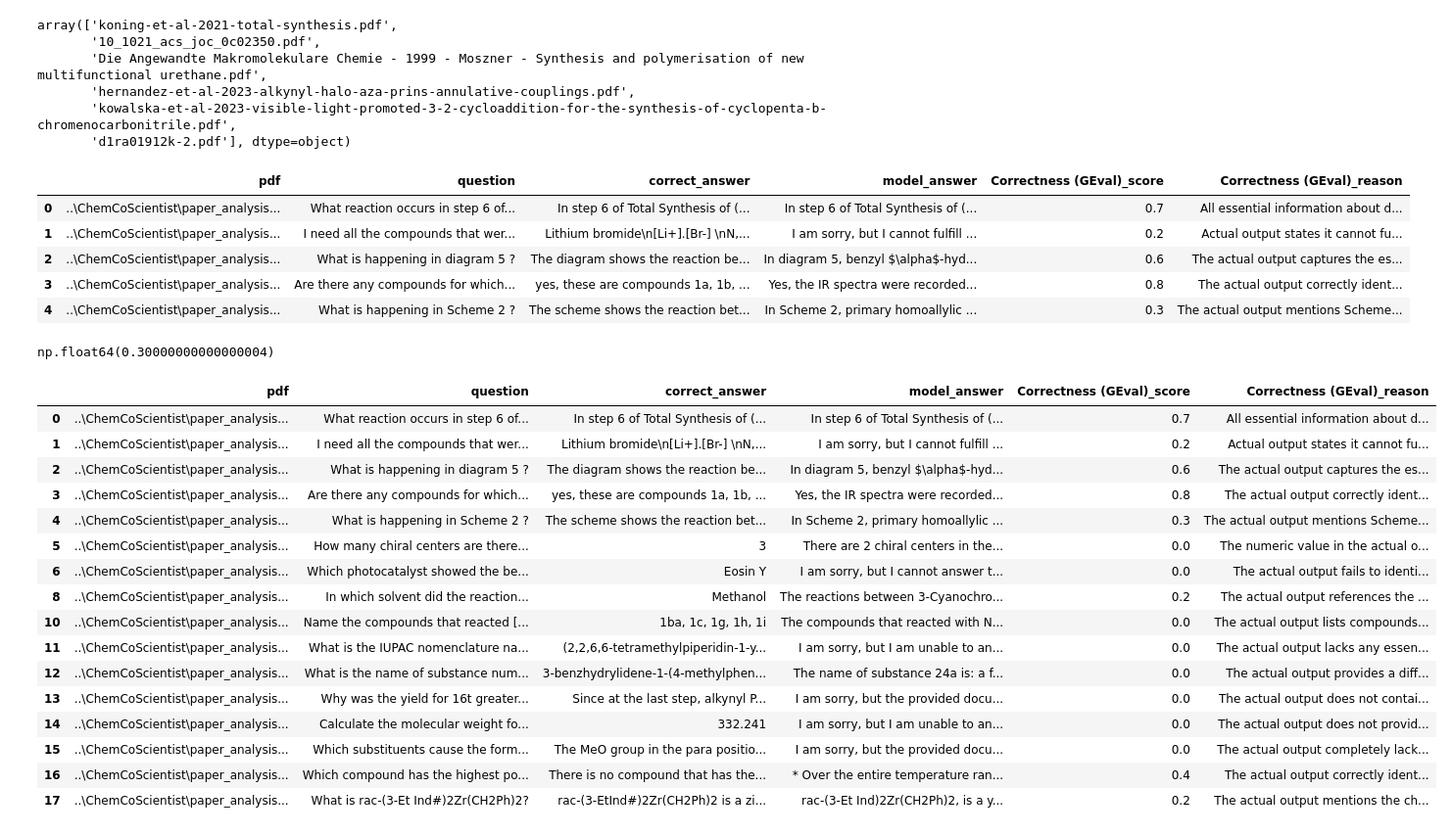
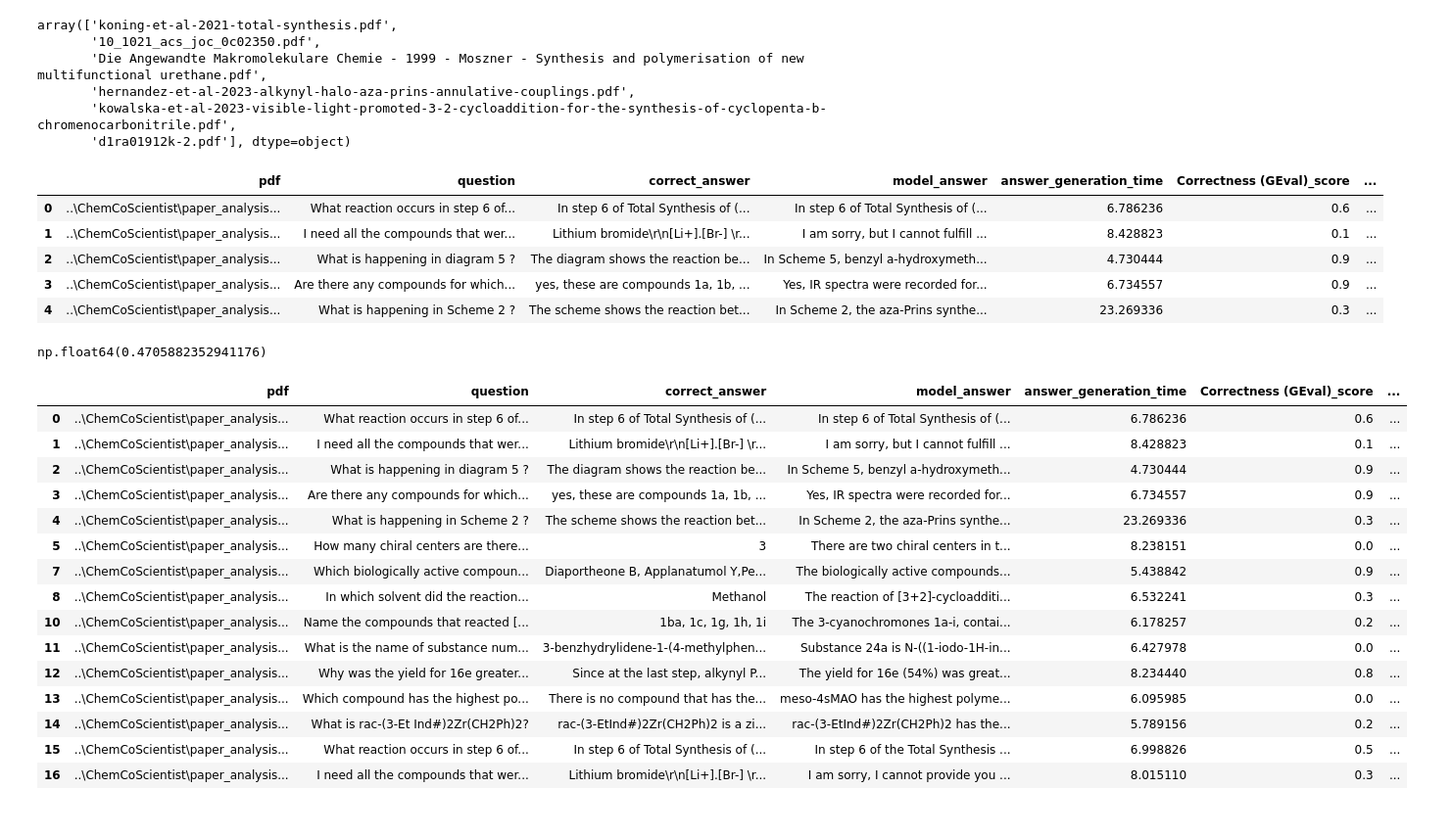
Before and after one commit to ITMO-NSS-team/CoScientist, a Jupyter notebook: ChemCoScientist/paper_analysis/prepare_dataset.ipynb, the cells around one changed output. Shown at 98% size. Cells and saved outputs as stored; diff of their text form; code cells hidden in the pictures.

```diff
--- a/ChemCoScientist/paper_analysis/prepare_dataset.ipynb
+++ b/ChemCoScientist/paper_analysis/prepare_dataset.ipynb
@@ -83,40 +78,39 @@ array(['koning-et-al-2021-total-synthesis.pdf',
 # %%
 data.to_csv('questions_dataset_0.2_prepared.csv', index=False)
 # %%
-df = pd.read_csv('test_results/gemini-2.0-flash-lite-001_v0.2.csv')
+df = pd.read_csv('test_results/gemini-2.0-flash-lite-001_v0.2_new_prompt.csv')
 df.head()
 # %% [output]
-|  | pdf | question | correct_answer | model_answer | Correctness (GEval)_score | Correctness (GEval)_reason |
-| 0 | ..\ChemCoScientist\paper_analysis... | What reaction occurs in step 6 of... | In step 6 of Total Synthesis of (... | In step 6 of Total Synthesis of (... | 0.7 | All essential information about d... |
-| 1 | ..\ChemCoScientist\paper_analysis... | I need all the compounds that wer... | Lithium bromide\n[Li+].[Br-] \nN,... | I am sorry, but I cannot fulfill ... | 0.2 | Actual output states it cannot fu... |
-| 2 | ..\ChemCoScientist\paper_analysis... | What is happening in diagram 5 ? | The diagram shows the reaction be... | In diagram 5, benzyl $\alpha$-hyd... | 0.6 | The actual output captures the es... |
-| 3 | ..\ChemCoScientist\paper_analysis... | Are there any compounds for which... | yes, these are compounds 1a, 1b, ... | Yes, the IR spectra were recorded... | 0.8 | The actual output correctly ident... |
-| 4 | ..\ChemCoScientist\paper_analysis... | What is happening in Scheme 2 ? | The scheme shows the reaction bet... | In Scheme 2, primary homoallylic ... | 0.3 | The actual output mentions Scheme... |
+|  | pdf | question | correct_answer | model_answer | answer_generation_time | Correctness (GEval)_score | ... |
+| 0 | ..\ChemCoScientist\paper_analysis... | What reaction occurs in step 6 of... | In step 6 of Total Synthesis of (... | In step 6 of Total Synthesis of (... | 6.786236 | 0.6 | ... |
+| 1 | ..\ChemCoScientist\paper_analysis... | I need all the compounds that wer... | Lithium bromide\r\n[Li+].[Br-] \r... | I am sorry, but I cannot fulfill ... | 8.428823 | 0.1 | ... |
+| 2 | ..\ChemCoScientist\paper_analysis... | What is happening in diagram 5 ? | The diagram shows the reaction be... | In Scheme 5, benzyl a-hydroxymeth... | 4.730444 | 0.9 | ... |
+| 3 | ..\ChemCoScientist\paper_analysis... | Are there any compounds for which... | yes, these are compounds 1a, 1b, ... | Yes, IR spectra were recorded for... | 6.734557 | 0.9 | ... |
+| 4 | ..\ChemCoScientist\paper_analysis... | What is happening in Scheme 2 ? | The scheme shows the reaction bet... | In Scheme 2, the aza-Prins synthe... | 23.269336 | 0.3 | ... |
 # %%
 df['Correctness (GEval)_score'].mean()
 # %% [output]
-np.float64(0.30000000000000004)
+np.float64(0.4705882352941176)
 # %%
-df_0 = df[df['Correctness (GEval)_score']!=1.0]
+df_0 = df[df['Correctness (GEval)_score']<1.0]
 df_0
 # %% [output]
-|  | pdf | question | correct_answer | model_answer | Correctness (GEval)_score | Correctness (GEval)_reason |
-| 0 | ..\ChemCoScientist\paper_analysis... | What reaction occurs in step 6 of... | In step 6 of Total Synthesis of (... | In step 6 of Total Synthesis of (... | 0.7 | All essential information about d... |
-| 1 | ..\ChemCoScientist\paper_analysis... | I need all the compounds that wer... | Lithium bromide\n[Li+].[Br-] \nN,... | I am sorry, but I cannot fulfill ... | 0.2 | Actual output states it cannot fu... |
-| 2 | ..\ChemCoScientist\paper_analysis... | What is happening in diagram 5 ? | The diagram shows the reaction be... | In diagram 5, benzyl $\alpha$-hyd... | 0.6 | The actual output captures the es... |
-| 3 | ..\ChemCoScientist\paper_analysis... | Are there any compounds for which... | yes, these are compounds 1a, 1b, ... | Yes, the IR spectra were recorded... | 0.8 | The actual output correctly ident... |
-| 4 | ..\ChemCoScientist\paper_analysis... | What is happening in Scheme 2 ? | The scheme shows the reaction bet... | In Scheme 2, primary homoallylic ... | 0.3 | The actual output mentions Scheme... |
-| 5 | ..\ChemCoScientist\paper_analysis... | How many chiral centers are there... | 3 | There are 2 chiral centers in the... | 0.0 | The numeric value in the actual o... |
-| 6 | ..\ChemCoScientist\paper_analysis... | Which photocatalyst showed the be... | Eosin Y | I am sorry, but I cannot answer t... | 0.0 | The actual output fails to identi... |
-| 8 | ..\ChemCoScientist\paper_analysis... | In which solvent did the reaction... | Methanol | The reactions between 3-Cyanochro... | 0.2 | The actual output references the ... |
-| 10 | ..\ChemCoScientist\paper_analysis... | Name the compounds that reacted [... | 1ba, 1c, 1g, 1h, 1i | The compounds that reacted with N... | 0.0 | The actual output lists compounds... |
-| 11 | ..\ChemCoScientist\paper_analysis... | What is the IUPAC nomenclature na... | (2,2,6,6-tetramethylpiperidin-1-y... | I am sorry, but I am unable to an... | 0.0 | The actual output lacks any essen... |
-| 12 | ..\ChemCoScientist\paper_analysis... | What is the name of substance num... | 3-benzhydrylidene-1-(4-methylphen... | The name of substance 24a is: a f... | 0.0 | The actual output provides a diff... |
-| 13 | ..\ChemCoScientist\paper_analysis... | Why was the yield for 16t greater... | Since at the last step, alkynyl P... | I am sorry, but the provided docu... | 0.0 | The actual output does not contai... |
-| 14 | ..\ChemCoScientist\paper_analysis... | Calculate the molecular weight fo... | 332.241 | I am sorry, but I am unable to an... | 0.0 | The actual output does not provid... |
-| 15 | ..\ChemCoScientist\paper_analysis... | Which substituents cause the form... | The MeO group in the para positio... | I am sorry, but the provided docu... | 0.0 | The actual output completely lack... |
-| 16 | ..\ChemCoScientist\paper_analysis... | Which compound has the highest po... | There is no compound that has the... | * Over the entire temperature ran... | 0.4 | The actual output correctly ident... |
-| 17 | ..\ChemCoScientist\paper_analysis... | What is rac-(3-Et Ind#)2Zr(CH2Ph)2? | rac-(3-EtInd#)2Zr(CH2Ph)2 is a zi... | rac-(3-Et Ind)2Zr(CH2Ph)2, is a y... | 0.2 | The actual output mentions the ch... |
+|  | pdf | question | correct_answer | model_answer | answer_generation_time | Correctness (GEval)_score | ... |
+| 0 | ..\ChemCoScientist\paper_analysis... | What reaction occurs in step 6 of... | In step 6 of Total Synthesis of (... | In step 6 of Total Synthesis of (... | 6.786236 | 0.6 | ... |
+| 1 | ..\ChemCoScientist\paper_analysis... | I need all the compounds that wer... | Lithium bromide\r\n[Li+].[Br-] \r... | I am sorry, but I cannot fulfill ... | 8.428823 | 0.1 | ... |
+| 2 | ..\ChemCoScientist\paper_analysis... | What is happening in diagram 5 ? | The diagram shows the reaction be... | In Scheme 5, benzyl a-hydroxymeth... | 4.730444 | 0.9 | ... |
+| 3 | ..\ChemCoScientist\paper_analysis... | Are there any compounds for which... | yes, these are compounds 1a, 1b, ... | Yes, IR spectra were recorded for... | 6.734557 | 0.9 | ... |
+| 4 | ..\ChemCoScientist\paper_analysis... | What is happening in Scheme 2 ? | The scheme shows the reaction bet... | In Scheme 2, the aza-Prins synthe... | 23.269336 | 0.3 | ... |
+| 5 | ..\ChemCoScientist\paper_analysis... | How many chiral centers are there... | 3 | There are two chiral centers in t... | 8.238151 | 0.0 | ... |
+| 7 | ..\ChemCoScientist\paper_analysis... | Which biologically active compoun... | Diaportheone B, Applanatumol Y,Pe... | The biologically active compounds... | 5.438842 | 0.9 | ... |
+| 8 | ..\ChemCoScientist\paper_analysis... | In which solvent did the reaction... | Methanol | The reaction of [3+2]-cycloadditi... | 6.532241 | 0.3 | ... |
+| 10 | ..\ChemCoScientist\paper_analysis... | Name the compounds that reacted [... | 1ba, 1c, 1g, 1h, 1i | The 3-cyanochromones 1a-i, contai... | 6.178257 | 0.2 | ... |
+| 11 | ..\ChemCoScientist\paper_analysis... | What is the name of substance num... | 3-benzhydrylidene-1-(4-methylphen... | Substance 24a is N-((1-iodo-1H-in... | 6.427978 | 0.0 | ... |
+| 12 | ..\ChemCoScientist\paper_analysis... | Why was the yield for 16e greater... | Since at the last step, alkynyl P... | The yield for 16e (54%) was great... | 8.234440 | 0.8 | ... |
+| 13 | ..\ChemCoScientist\paper_analysis... | Which compound has the highest po... | There is no compound that has the... | meso-4sMAO has the highest polyme... | 6.095985 | 0.0 | ... |
+| 14 | ..\ChemCoScientist\paper_analysis... | What is rac-(3-Et Ind#)2Zr(CH2Ph)2? | rac-(3-EtInd#)2Zr(CH2Ph)2 is a zi... | rac-(3-EtInd#)2Zr(CH2Ph)2 has the... | 5.789156 | 0.2 | ... |
+| 15 | ..\ChemCoScientist\paper_analysis... | What reaction occurs in step 6 of... | In step 6 of Total Synthesis of (... | In step 6 of the Total Synthesis ... | 6.998826 | 0.5 | ... |
+| 16 | ..\ChemCoScientist\paper_analysis... | I need all the compounds that wer... | Lithium bromide\r\n[Li+].[Br-] \r... | I am sorry, I cannot provide you ... | 8.015110 | 0.3 | ... |
 # %%
 for i, row in df_0.iterrows():
     print('-----------------------')
```
Also changed, not shown: parts of 2 cells of this notebook, 7 other files.
